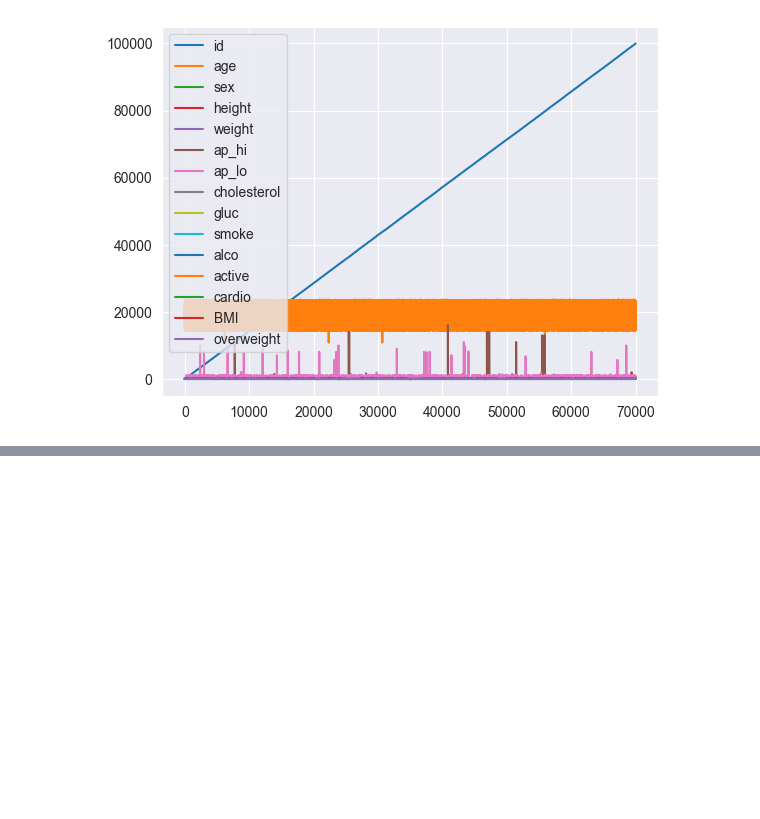
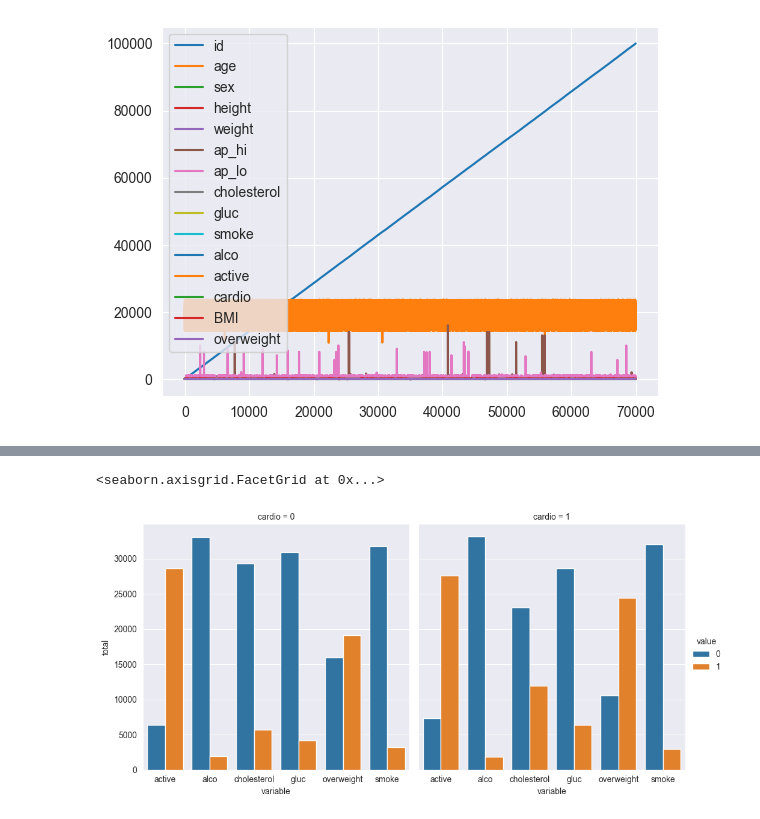
Before and after one commit to Darius-Lr/freecodecamp, a Jupyter notebook: Data Analysis with Python/Medical Data Visualizer/med.ipynb, the cells around one changed output, grey strips where cells are left out. Cells and saved outputs as stored; diff of their text form; code cells hidden in the pictures; blank space fills up the shorter version.

```diff
--- a/Data Analysis with Python/Medical Data Visualizer/med.ipynb
+++ b/Data Analysis with Python/Medical Data Visualizer/med.ipynb
@@ -23,3 +7,4 @@ df
 # %%
 df["BMI"] = df["weight"] / ((df["height"] / 100) ** 2)
 df["overweight"] = df["BMI"].apply(lambda x: 1 if x > 25 else 0)
+df.drop('BMI', axis=1, inplace=True)
@@ -31,3 +32,5 @@ df.plot()
 # %% [output]
 <Axes: >
 [figure]
+# %%
+df_cat = pd.melt(df, id_vars=['cardio'], value_vars=['cholesterol','gluc','smoke','alco','active','overweight'])
@@ -33,0 +53,7 @@ df.plot()
+# %%
+df_cat = (
+    df_cat
+    .groupby(['cardio', 'variable', 'value'])
+    .size()
+    .reset_index(name='total')
+)
@@ -33,0 +80,5 @@ df.plot()
+# %%
+sns.catplot(data=df_cat, x='variable', y='total', hue='value',col='cardio', kind='bar')
+# %% [output]
+<seaborn.axisgrid.FacetGrid at 0x...>
+[figure, added]
```
Also changed, not shown: parts of 11 cells of this notebook, 3 other files.
